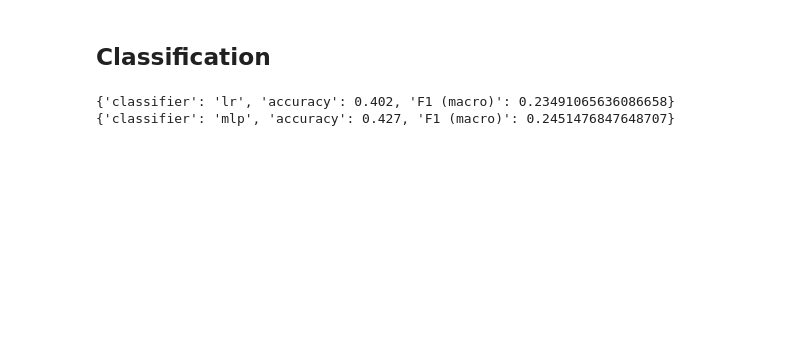
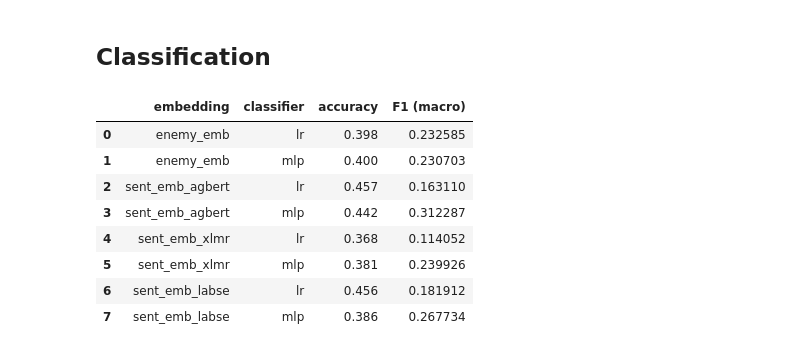
Before and after one commit to CCS-ZCU/enemy-christianity, a Jupyter notebook: scripts/greek-bert-contextual-emb-experiments.ipynb, the cells around one changed output. Drawn from its saved outputs; the diff is of its cells as text; code cells hidden in the pictures; blank space fills up the shorter version.

Commit message:
classifiers still very poor performance

```diff
--- a/scripts/greek-bert-contextual-emb-experiments.ipynb
+++ b/scripts/greek-bert-contextual-emb-experiments.ipynb
@@ -600,11 +598,53 @@ clfs = {"lr" : lr, "mlp" : mlp}
 emb_col = "enemy_emb"
 X = np.stack(enemy_annotations[emb_col].values)
 # %%
-for clf_name, clf in clfs.items():
-    y_pred = cross_val_predict(clf, X, y, cv=cv)
-    acc = accuracy_score(y, y_pred)
-    f1 = f1_score(y, y_pred, average="macro")
-    print({"classifier" : clf_name, "accuracy" : acc, "F1 (macro)" : f1})
+from sklearn.model_selection import StratifiedKFold, cross_val_predict
+from sklearn.linear_model import LogisticRegression
+from sklearn.neural_network import MLPClassifier
+from sklearn.metrics import accuracy_score, f1_score, confusion_matrix
+
+# Embedding columns to evaluate
+emb_cols = [
+    "enemy_emb",        # target word embeddings (AGBERT)
+    "sent_emb_agbert",  # sentence embeddings (AGBERT)
+    "sent_emb_xlmr",    # sentence embeddings (XLM-R)
+    "sent_emb_labse",   # sentence embeddings (LaBSE)
+]
+
+# Results
+results = []
+conf_mats = {}
+
+for emb_col in emb_cols:
+    X = np.stack(enemy_annotations[emb_col].values)
+    for clf_name, clf in clfs.items():
+        y_pred = cross_val_predict(clf, X, y, cv=cv)
+        acc = accuracy_score(y, y_pred)
+        f1 = f1_score(y, y_pred, average="macro")
+
+        results.append({
+            "embedding": emb_col,
+            "classifier": clf_name,
+            "accuracy": acc,
+            "F1 (macro)": f1
+        })
+
+        # Save confusion matrix
+        cm = confusion_matrix(y, y_pred, labels=np.unique(y))
+        conf_mats[(emb_col, clf_name)] = cm
+
+# Pretty results table
+results_df = pd.DataFrame(results)
+print(results_df)
-# %% [output]
-{'classifier': 'lr', 'accuracy': 0.402, 'F1 (macro)': 0.23491065636086658}
-{'classifier': 'mlp', 'accuracy': 0.427, 'F1 (macro)': 0.2451476847648707}
+# %%
+results_df
+# %% [output]
+|  | embedding | classifier | accuracy | F1 (macro) |
+| 0 | enemy_emb | lr | 0.398 | 0.232585 |
+| 1 | enemy_emb | mlp | 0.400 | 0.230703 |
+| 2 | sent_emb_agbert | lr | 0.457 | 0.163110 |
+| 3 | sent_emb_agbert | mlp | 0.442 | 0.312287 |
+| 4 | sent_emb_xlmr | lr | 0.368 | 0.114052 |
+| 5 | sent_emb_xlmr | mlp | 0.381 | 0.239926 |
+| 6 | sent_emb_labse | lr | 0.456 | 0.181912 |
+| 7 | sent_emb_labse | mlp | 0.386 | 0.267734 |
```
Also changed, not shown: parts of 26 cells of this notebook.
